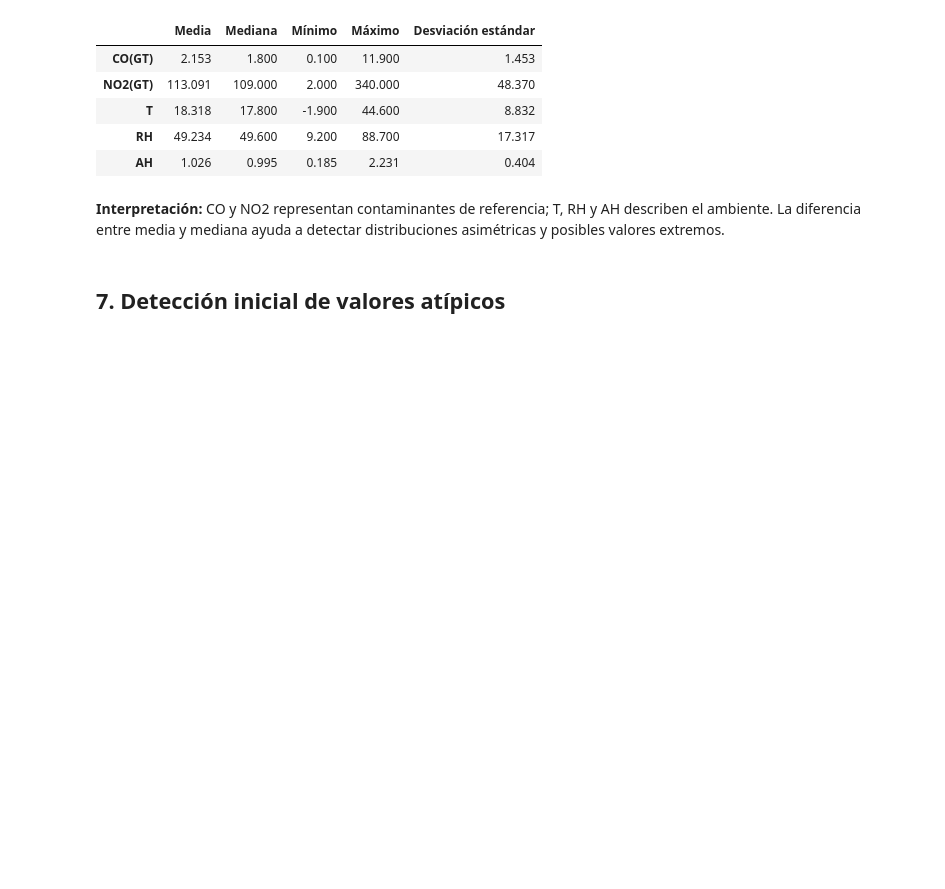
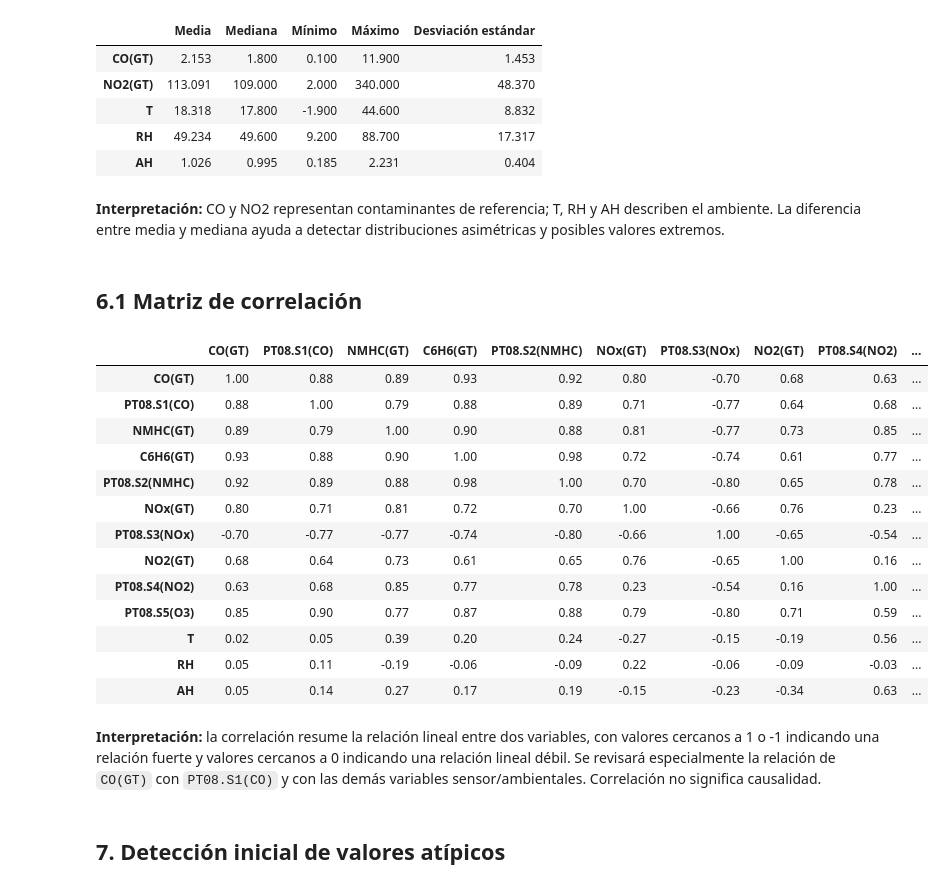
Before and after one commit to JoseGamalielP/REC_ECBD_2026_PotencianoMendez_JoseGamaliel, a Jupyter notebook: notebooks/PotencianoMendez_JoseGamaliel_U2_AE1_Exploracion.ipynb, the cells around one changed output. Drawn from its saved outputs; the diff is of its cells as text; code cells hidden in the pictures; blank space fills up the shorter version.

Commit message:
Corrige exploracion U2 y agrega correlaciones

```diff
--- a/notebooks/PotencianoMendez_JoseGamaliel_U2_AE1_Exploracion.ipynb
+++ b/notebooks/PotencianoMendez_JoseGamaliel_U2_AE1_Exploracion.ipynb
@@ -248,6 +246,28 @@ estadistica
 | AH | 1.026 | 0.995 | 0.185 | 2.231 | 0.404 |
 # %% [markdown]
 **Interpretación:** CO y NO2 representan contaminantes de referencia; T, RH y AH describen el ambiente. La diferencia entre media y mediana ayuda a detectar distribuciones asimétricas y posibles valores extremos.
+# %% [markdown]
+## 6.1 Matriz de correlación
+# %%
+correlacion = df.select_dtypes(include='number').replace(-200, np.nan).corr().round(2)
+correlacion
+# %% [output]
+|  | CO(GT) | PT08.S1(CO) | NMHC(GT) | C6H6(GT) | PT08.S2(NMHC) | NOx(GT) | PT08.S3(NOx) | NO2(GT) | PT08.S4(NO2) | ... |
+| CO(GT) | 1.00 | 0.88 | 0.89 | 0.93 | 0.92 | 0.80 | -0.70 | 0.68 | 0.63 | ... |
+| PT08.S1(CO) | 0.88 | 1.00 | 0.79 | 0.88 | 0.89 | 0.71 | -0.77 | 0.64 | 0.68 | ... |
+| NMHC(GT) | 0.89 | 0.79 | 1.00 | 0.90 | 0.88 | 0.81 | -0.77 | 0.73 | 0.85 | ... |
+| C6H6(GT) | 0.93 | 0.88 | 0.90 | 1.00 | 0.98 | 0.72 | -0.74 | 0.61 | 0.77 | ... |
+| PT08.S2(NMHC) | 0.92 | 0.89 | 0.88 | 0.98 | 1.00 | 0.70 | -0.80 | 0.65 | 0.78 | ... |
+| NOx(GT) | 0.80 | 0.71 | 0.81 | 0.72 | 0.70 | 1.00 | -0.66 | 0.76 | 0.23 | ... |
+| PT08.S3(NOx) | -0.70 | -0.77 | -0.77 | -0.74 | -0.80 | -0.66 | 1.00 | -0.65 | -0.54 | ... |
+| NO2(GT) | 0.68 | 0.64 | 0.73 | 0.61 | 0.65 | 0.76 | -0.65 | 1.00 | 0.16 | ... |
+| PT08.S4(NO2) | 0.63 | 0.68 | 0.85 | 0.77 | 0.78 | 0.23 | -0.54 | 0.16 | 1.00 | ... |
+| PT08.S5(O3) | 0.85 | 0.90 | 0.77 | 0.87 | 0.88 | 0.79 | -0.80 | 0.71 | 0.59 | ... |
+| T | 0.02 | 0.05 | 0.39 | 0.20 | 0.24 | -0.27 | -0.15 | -0.19 | 0.56 | ... |
+| RH | 0.05 | 0.11 | -0.19 | -0.06 | -0.09 | 0.22 | -0.06 | -0.09 | -0.03 | ... |
+| AH | 0.05 | 0.14 | 0.27 | 0.17 | 0.19 | -0.15 | -0.23 | -0.34 | 0.63 | ... |
+# %% [markdown]
+**Interpretación:** la correlación resume la relación lineal entre dos variables, con valores cercanos a 1 o -1 indicando una relación fuerte y valores cercanos a 0 indicando una relación lineal débil. Se revisará especialmente la relación de `CO(GT)` con `PT08.S1(CO)` y con las demás variables sensor/ambientales. Correlación no significa causalidad.
 # %% [markdown]
 ## 7. Detección inicial de valores atípicos
 # %%
```
Also changed, not shown: parts of 5 cells of this notebook, 2 other files.
